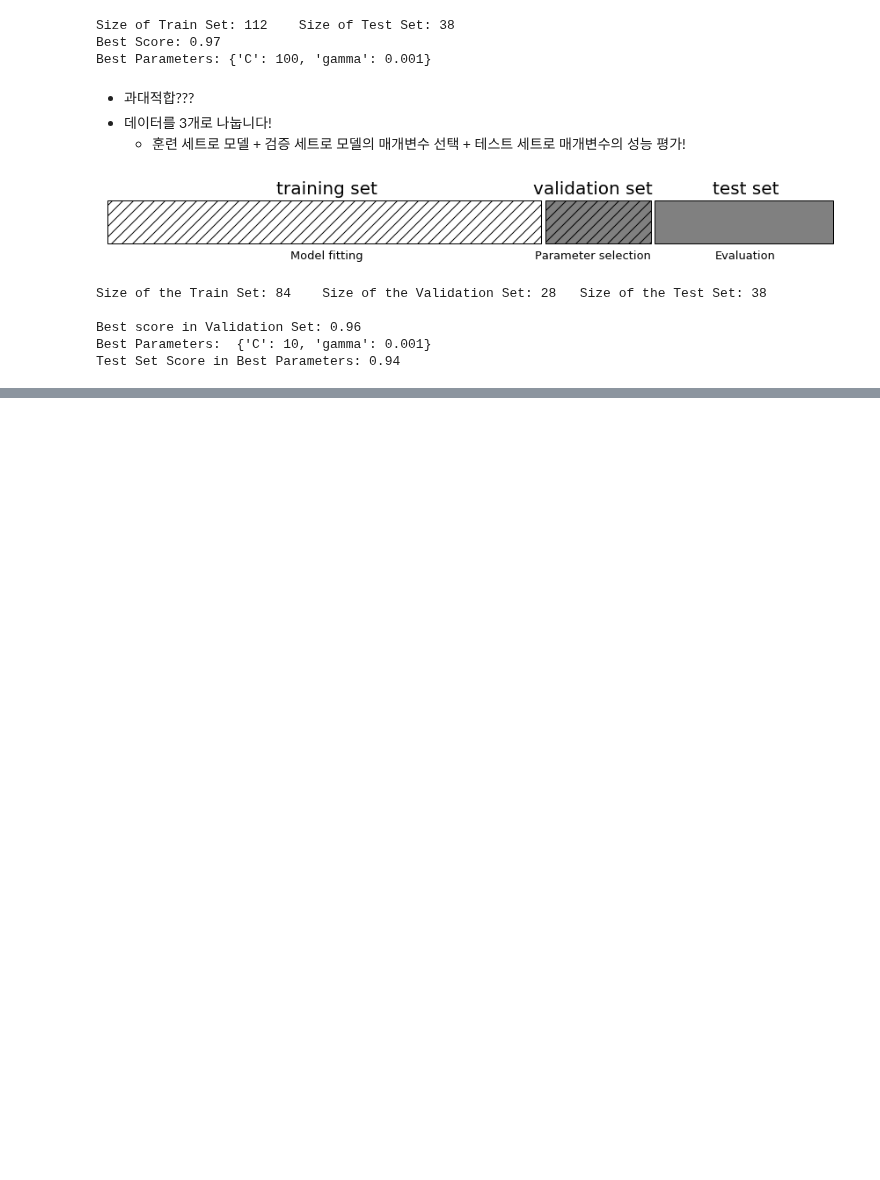
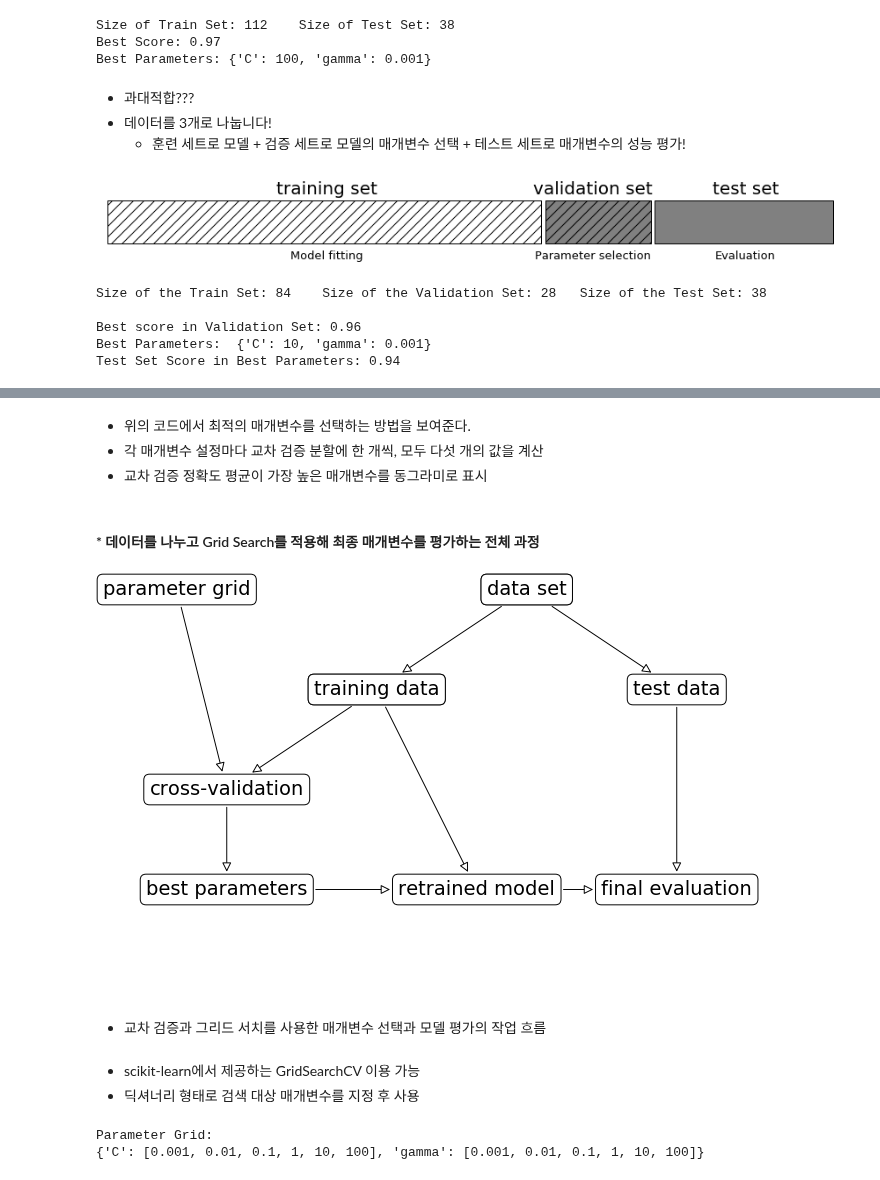
Before and after one commit to JMmmmuu/ML, a Jupyter notebook: IntroToMLwithPython/5_ModelEvaluation_n_Improvement.ipynb, the cells around one changed output, grey strips where cells are left out. Drawn from its saved outputs; the diff is of its cells as text; code cells hidden in the pictures; blank space fills up the shorter version.

```diff
--- a/IntroToMLwithPython/5_ModelEvaluation_n_Improvement.ipynb
+++ b/IntroToMLwithPython/5_ModelEvaluation_n_Improvement.ipynb
@@ -284,0 +315,22 @@ Test Set Score in Best Parameters: 0.94
+# %% [markdown]
+* 위의 코드에서 최적의 매개변수를 선택하는 방법을 보여준다.
+* 각 매개변수 설정마다 교차 검증 분할에 한 개씩, 모두 다섯 개의 값을 계산
+* 교차 검증 정확도 평균이 가장 높은 매개변수를 동그라미로 표시
+# %% [markdown]
+#### * 데이터를 나누고 Grid Search를 적용해 최종 매개변수를 평가하는 전체 과정
+# %%
+mglearn.plots.plot_grid_search_overview()
+# %% [output]
+[figure, added]
+# %% [markdown]
+* 교차 검증과 그리드 서치를 사용한 매개변수 선택과 모델 평가의 작업 흐름
+# %% [markdown]
+* scikit-learn에서 제공하는 GridSearchCV 이용 가능
+* 딕셔너리 형태로 검색 대상 매개변수를 지정 후 사용
+# %%
+param_grid = {'C': [0.001, 0.01, 0.1, 1, 10, 100],
+              'gamma': [0.001, 0.01, 0.1, 1, 10, 100]}
+print("Parameter Grid:\n{}".format(param_grid))
+# %% [output]
+Parameter Grid:
+{'C': [0.001, 0.01, 0.1, 1, 10, 100], 'gamma': [0.001, 0.01, 0.1, 1, 10, 100]}
```
Also changed, not shown: parts of 15 cells of this notebook.
